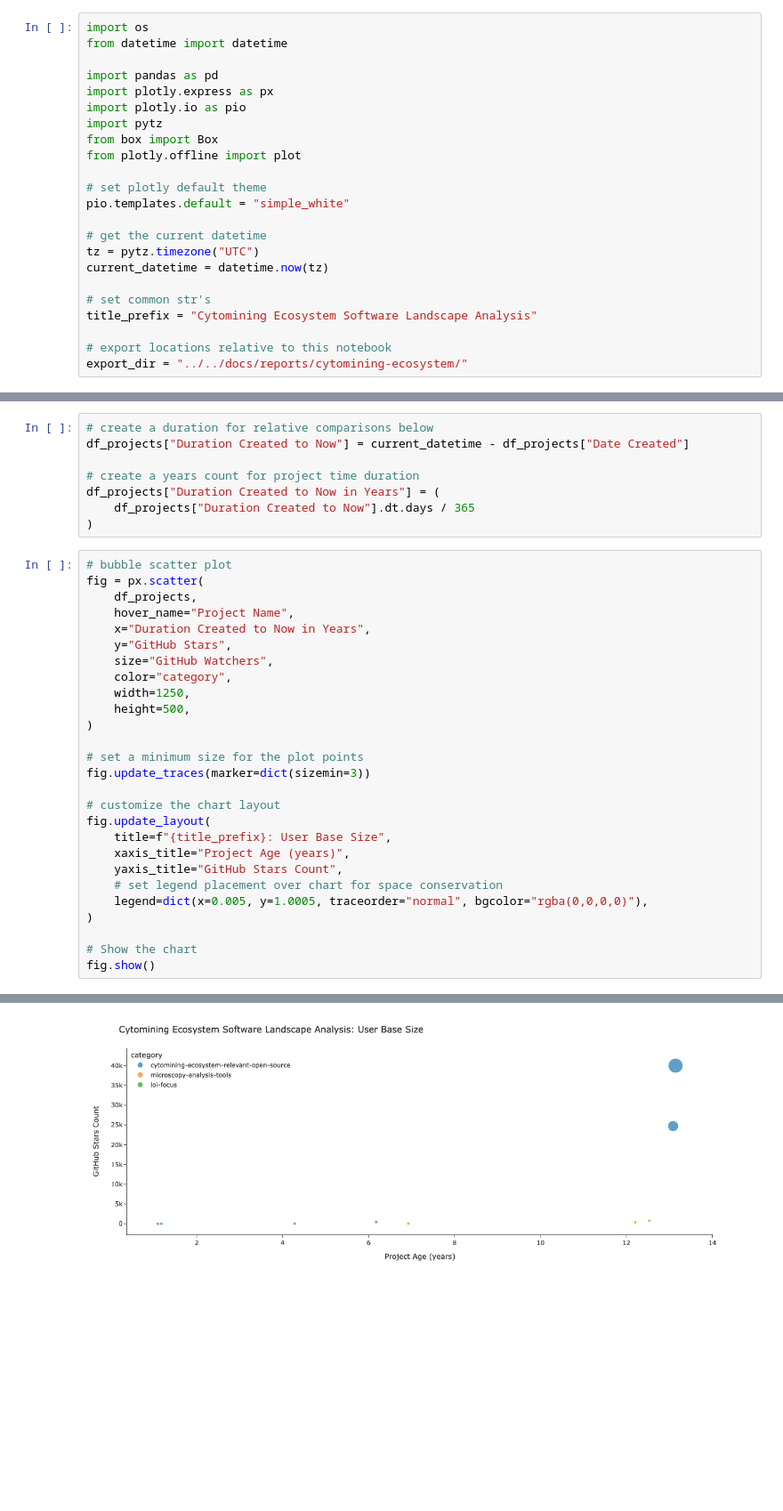
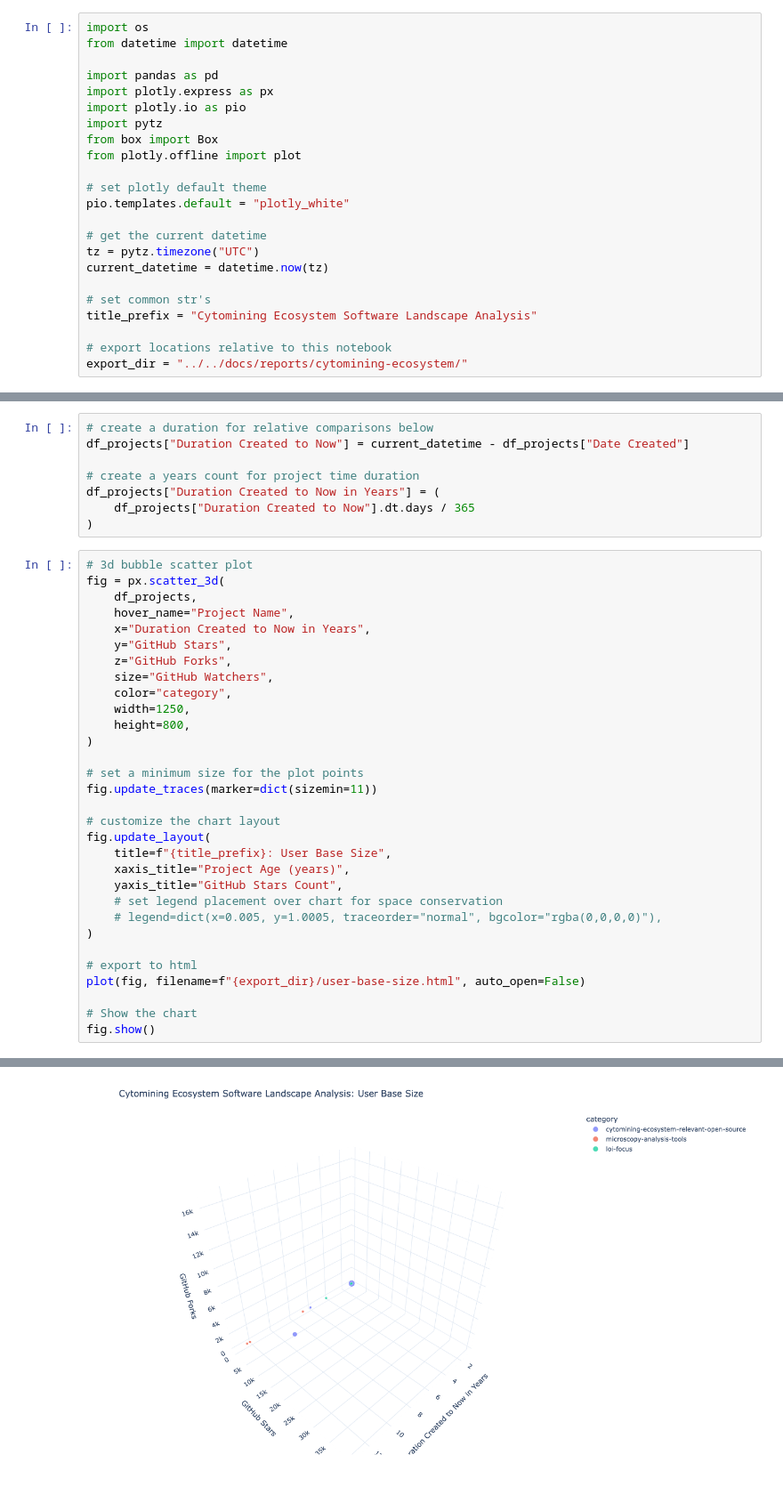
Before and after one commit to WayScience/software-landscape-analysis, a Jupyter notebook: notebooks/cytomining-ecosystem/visualize-landscape.ipynb, the cells around one changed output, grey strips where cells are left out. Shown at 89% size. Cells and saved outputs as stored; diff of their text form; blank space fills up the shorter version.

```diff
--- a/notebooks/cytomining-ecosystem/visualize-landscape.ipynb
+++ b/notebooks/cytomining-ecosystem/visualize-landscape.ipynb
@@ -28,7 +20,7 @@ from box import Box
 from plotly.offline import plot
 
 # set plotly default theme
-pio.templates.default = "simple_white"
+pio.templates.default = "plotly_white"
 
 # get the current datetime
 tz = pytz.timezone("UTC")
@@ -107,33 +99,37 @@ df_projects["Duration Created to Now in Years"] = (
     df_projects["Duration Created to Now"].dt.days / 365
 )
 # %%
-# bubble scatter plot
-fig = px.scatter(
+# 3d bubble scatter plot
+fig = px.scatter_3d(
     df_projects,
     hover_name="Project Name",
     x="Duration Created to Now in Years",
     y="GitHub Stars",
+    z="GitHub Forks",
     size="GitHub Watchers",
     color="category",
     width=1250,
-    height=500,
+    height=800,
 )
 
 # set a minimum size for the plot points
-fig.update_traces(marker=dict(sizemin=3))
+fig.update_traces(marker=dict(sizemin=11))
 
 # customize the chart layout
 fig.update_layout(
     title=f"{title_prefix}: User Base Size",
     xaxis_title="Project Age (years)",
     yaxis_title="GitHub Stars Count",
     # set legend placement over chart for space conservation
-    legend=dict(x=0.005, y=1.0005, traceorder="normal", bgcolor="rgba(0,0,0,0)"),
+    # legend=dict(x=0.005, y=1.0005, traceorder="normal", bgcolor="rgba(0,0,0,0)"),
 )
+
+# export to html
+plot(fig, filename=f"{export_dir}/user-base-size.html", auto_open=False)
 
 # Show the chart
 fig.show()
 # %% [output]
 [interactive output not drawn]
-[figure, old version]
+[figure, new version]
 # %%
```
Also changed, not shown: parts of 2 cells of this notebook, 2 other files.
